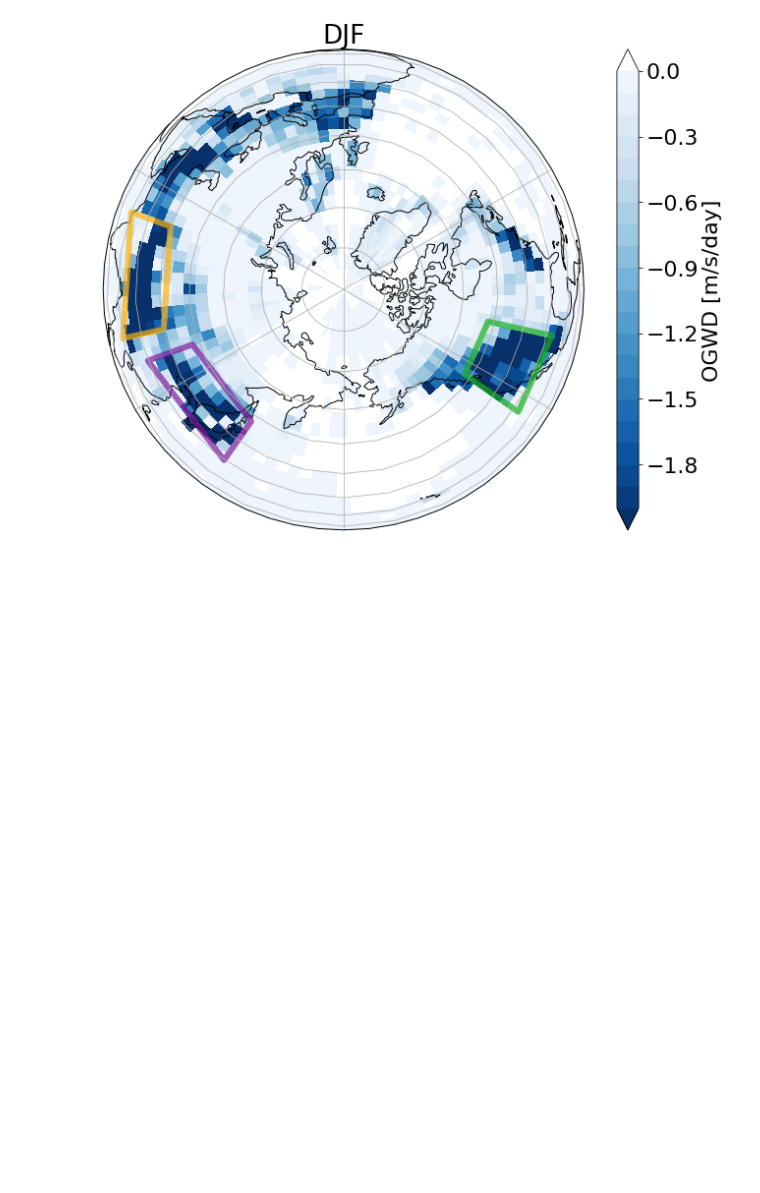
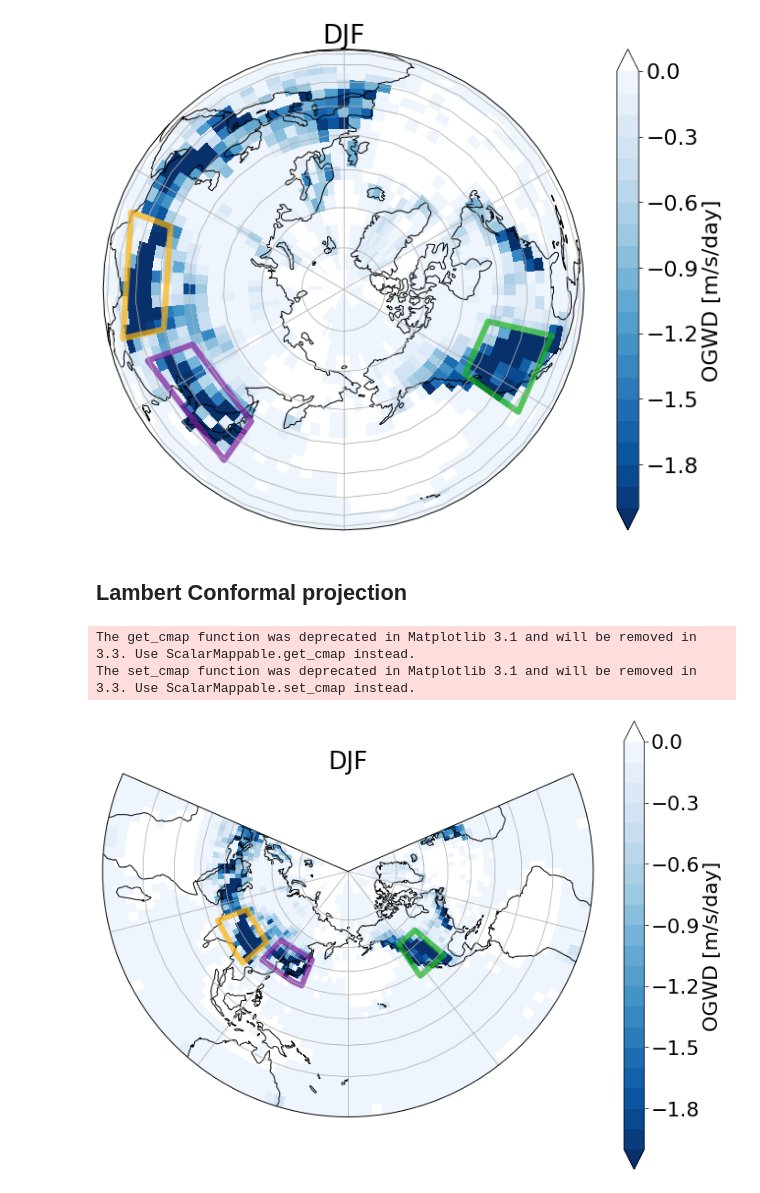
Before and after one commit to kuchaale/wcd_2020, a Jupyter notebook: code/reproduce_Fig1+2.ipynb, the cells around one changed output. Drawn from its saved outputs; the diff is of its cells as text; code cells hidden in the pictures; blank space fills up the shorter version.

Commit message:
Add files via upload
Map projection changed in Fig. 2

```diff
--- a/code/reproduce_Fig1+2.ipynb
+++ b/code/reproduce_Fig1+2.ipynb
@@ -138,3 +140,47 @@ plt.savefig('oGWD_map@70hPa_climatology_hotspots_DJF.pdf', bbox_inches='tight')
 The get_cmap function was deprecated in Matplotlib 3.1 and will be removed in 3.3. Use ScalarMappable.get_cmap instead.
 The set_cmap function was deprecated in Matplotlib 3.1 and will be removed in 3.3. Use ScalarMappable.set_cmap instead.
 [figure]
+# %% [markdown]
+##  Lambert Conformal projection
+# %%
+mpl.rcParams.update({'font.size': 22})
+projection = ccrs.LambertConformal(180,30)#Orthographic(180, 90)
+lw = 6
+alpha = 0.7
+
+arr = (ds_ogwd_wSSW.accelogw*24*3600).sel(month = [12,1,2], \
+                                        plev = 70, \
+                                        lat = slice(None,None)).mean('month')
+
+fig = plt.figure(figsize = (12,9))
+ax = plt.axes(projection=projection)
+p = arr.plot(levels = np.arange(-2,0.1,0.1), \
+                transform=ccrs.PlateCarree(), \
+                vmax = 0.1, \
+                vmin = -2, \
+                cmap = 'Blues_r', \
+                add_colorbar = True, \
+                ax = ax)
+#size = 20, \\
+p.colorbar.set_label('OGWD [m/s/day]')
+cmap = p.colorbar.get_cmap()
+cmap.set_over('w')
+p.colorbar.set_cmap(cmap)
+
+box = sgeom.box(minx=70, maxx=102.5, miny=20, maxy=40)
+box2 = sgeom.box(minx=110, maxx=145, miny=30, maxy=48)
+box3 = sgeom.box(minx=-125, maxx=-102.5, miny=27.5, maxy=52)
+month_title_ls = ['Dec','Jan','Feb']
+
+ax.coastlines()
+ax.set_title('DJF')
+gl = ax.gridlines()
+ax.add_geometries([box,box2,box3], ccrs.PlateCarree(), \
+                  facecolor=['none','none','none'], edgecolor=[pal[0],pal[2],pal[1]], \
+                  linewidth = [lw,lw,lw], alpha=alpha)
+
+plt.savefig('oGWD_map@70hPa_climatology_hotspots_DJF_LCp.pdf', bbox_inches='tight')
+# %% [output]
+The get_cmap function was deprecated in Matplotlib 3.1 and will be removed in 3.3. Use ScalarMappable.get_cmap instead.
+The set_cmap function was deprecated in Matplotlib 3.1 and will be removed in 3.3. Use ScalarMappable.set_cmap instead.
+[figure, added]
```
Also changed, not shown: parts of 2 cells of this notebook.
